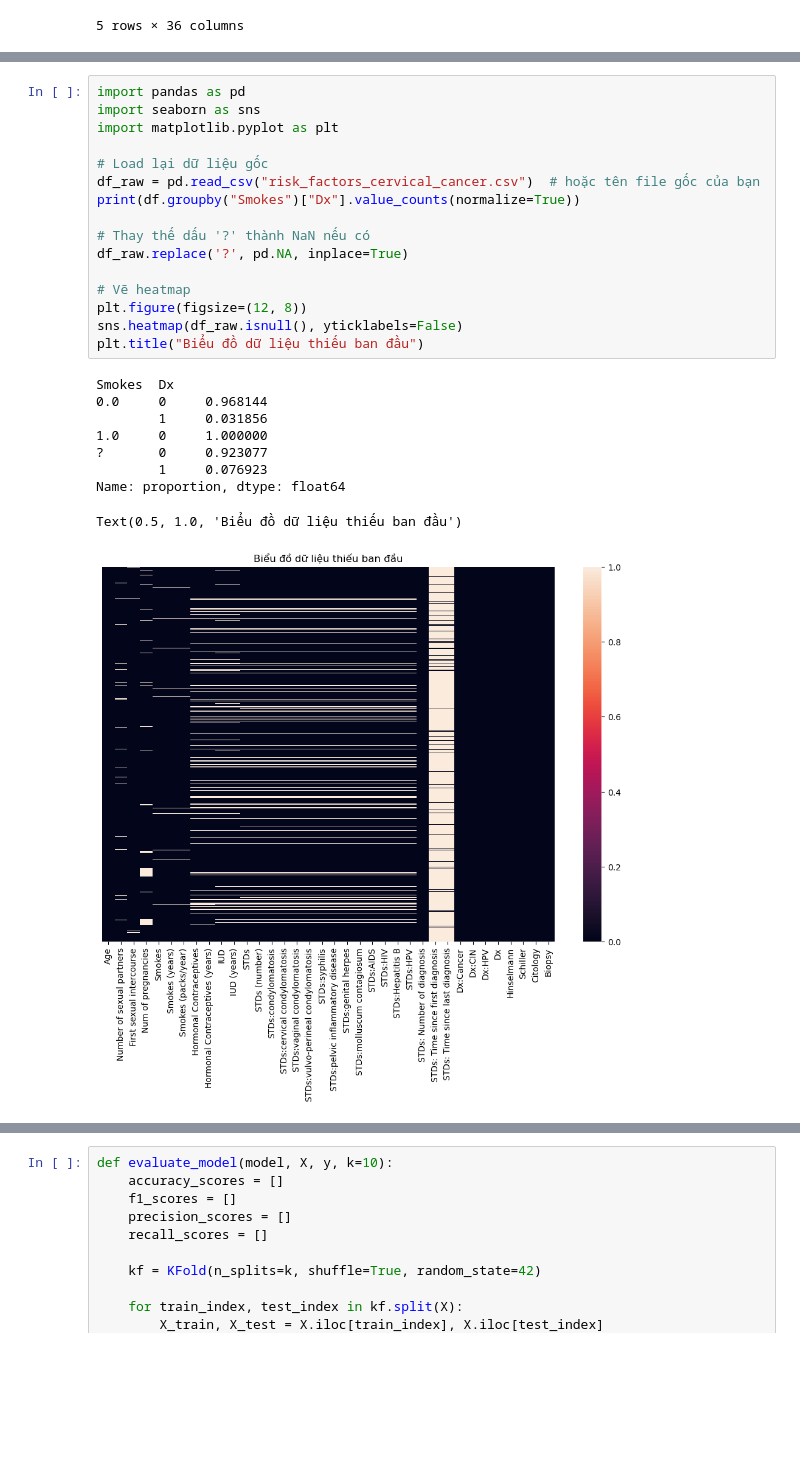
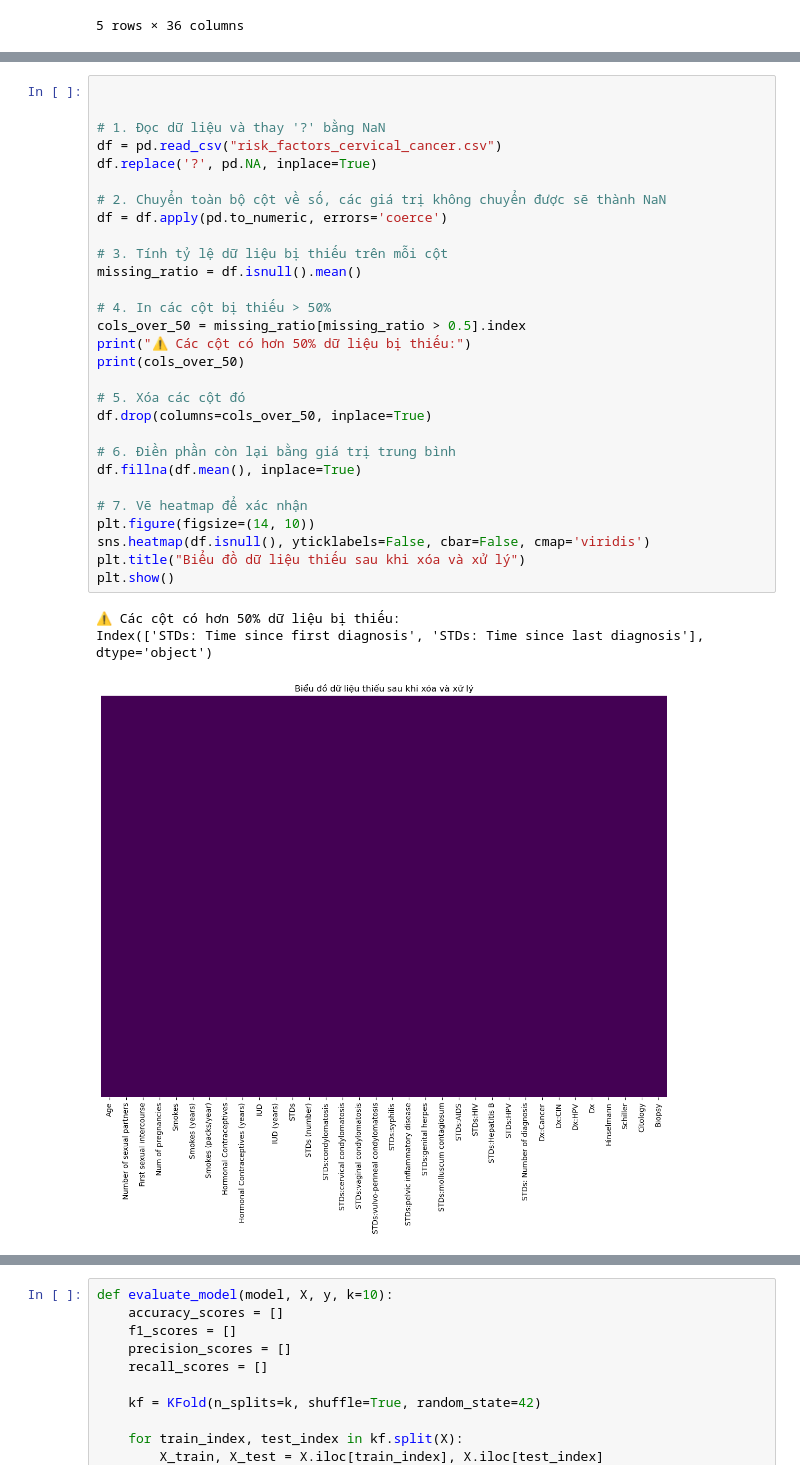
Before and after one commit to Nho094/risk_factors_cervical_cancer, a Jupyter notebook: code.ipynb, the cells around one changed output, grey strips where cells are left out. Drawn from its saved outputs; the diff is of its cells as text; blank space fills up the shorter version.

```diff
--- a/code.ipynb
+++ b/code.ipynb
@@ -41,26 +61,33 @@ df.describe()
 # %%
-import pandas as pd
-import seaborn as sns
-import matplotlib.pyplot as plt
 
-# Load lại dữ liệu gốc
-df_raw = pd.read_csv("risk_factors_cervical_cancer.csv")  # hoặc tên file gốc của bạn
-print(df.groupby("Smokes")["Dx"].value_counts(normalize=True))
 
-# Thay thế dấu '?' thành NaN nếu có
-df_raw.replace('?', pd.NA, inplace=True)
+# 1. Đọc dữ liệu và thay '?' bằng NaN
+df = pd.read_csv("risk_factors_cervical_cancer.csv")
+df.replace('?', pd.NA, inplace=True)
 
-# Vẽ heatmap
-plt.figure(figsize=(12, 8))
-sns.heatmap(df_raw.isnull(), yticklabels=False)
-plt.title("Biểu đồ dữ liệu thiếu ban đầu")
+# 2. Chuyển toàn bộ cột về số, các giá trị không chuyển được sẽ thành NaN
+df = df.apply(pd.to_numeric, errors='coerce')
+
+# 3. Tính tỷ lệ dữ liệu bị thiếu trên mỗi cột
+missing_ratio = df.isnull().mean()
+
+# 4. In các cột bị thiếu > 50%
+cols_over_50 = missing_ratio[missing_ratio > 0.5].index
+print("⚠️ Các cột có hơn 50% dữ liệu bị thiếu:")
+print(cols_over_50)
+
+# 5. Xóa các cột đó
+df.drop(columns=cols_over_50, inplace=True)
+
+# 6. Điền phần còn lại bằng giá trị trung bình
+df.fillna(df.mean(), inplace=True)
+
+# 7. Vẽ heatmap để xác nhận
+plt.figure(figsize=(14, 10))
+sns.heatmap(df.isnull(), yticklabels=False, cbar=False, cmap='viridis')
+plt.title("Biểu đồ dữ liệu thiếu sau khi xóa và xử lý")
+plt.show()
 # %% [output]
-Smokes  Dx
-0.0     0     0.968144
-        1     0.031856
-1.0     0     1.000000
-?       0     0.923077
-        1     0.076923
-Name: proportion, dtype: float64
+⚠️ Các cột có hơn 50% dữ liệu bị thiếu:
+Index(['STDs: Time since first diagnosis', 'STDs: Time since last diagnosis'], dtype='object')
-Text(0.5, 1.0, 'Biểu đồ dữ liệu thiếu ban đầu')
-[figure, old version]
+[figure, new version]
```
Also changed, not shown: parts of 18 cells of this notebook.
